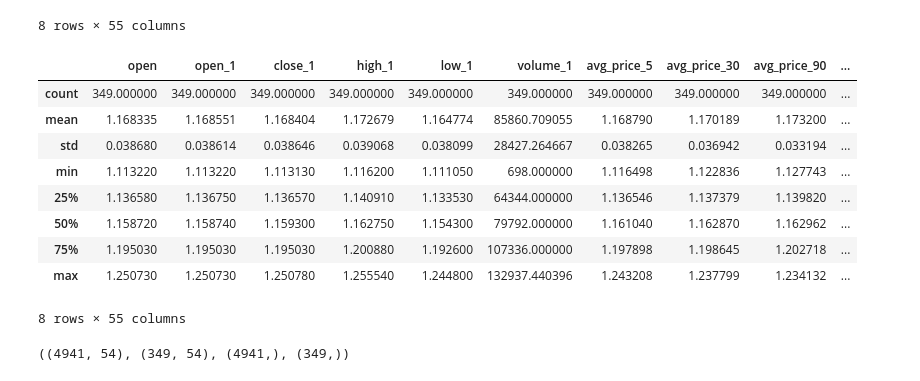
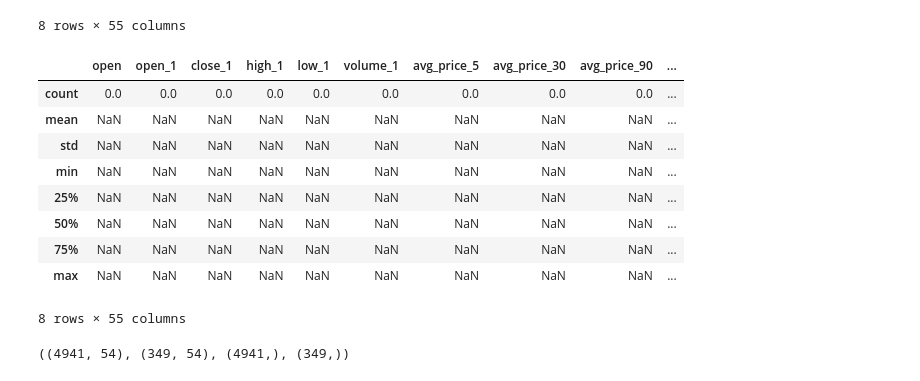
Before and after one commit to rezaeim/prediction, a Jupyter notebook: eurusd.ipynb, the cells around one changed output. Drawn from its saved outputs; the diff is of its cells as text; code cells hidden in the pictures.

```diff
--- a/eurusd.ipynb
+++ b/eurusd.ipynb
@@ -257,20 +257,20 @@ data_train.describe()
 8 rows × 55 columns
 # %%
 #segregate data for validation
-start_test = datetime.datetime(2018, 1, 1, 0, 0)
-end_test = datetime.datetime(2019, 6, 7, 0, 0)
+start_test = datetime.datetime(2023, 1, 1, 0, 0)
+end_test = datetime.datetime(2023, 6, 7, 0, 0)
 data_test = data.loc[start_test:end_test]
 data_test.describe()
 # %% [output]
 |  | open | open_1 | close_1 | high_1 | low_1 | volume_1 | avg_price_5 | avg_price_30 | avg_price_90 | ... |
-| count | 349.000000 | 349.000000 | 349.000000 | 349.000000 | 349.000000 | 349.000000 | 349.000000 | 349.000000 | 349.000000 | ... |
-| mean | 1.168335 | 1.168551 | 1.168404 | 1.172679 | 1.164774 | 85860.709055 | 1.168790 | 1.170189 | 1.173200 | ... |
-| std | 0.038680 | 0.038614 | 0.038646 | 0.039068 | 0.038099 | 28427.264667 | 0.038265 | 0.036942 | 0.033194 | ... |
-| min | 1.113220 | 1.113220 | 1.113130 | 1.116200 | 1.111050 | 698.000000 | 1.116498 | 1.122836 | 1.127743 | ... |
-| 25% | 1.136580 | 1.136750 | 1.136570 | 1.140910 | 1.133530 | 64344.000000 | 1.136546 | 1.137379 | 1.139820 | ... |
-| 50% | 1.158720 | 1.158740 | 1.159300 | 1.162750 | 1.154300 | 79792.000000 | 1.161040 | 1.162870 | 1.162962 | ... |
-| 75% | 1.195030 | 1.195030 | 1.195030 | 1.200880 | 1.192600 | 107336.000000 | 1.197898 | 1.198645 | 1.202718 | ... |
-| max | 1.250730 | 1.250730 | 1.250780 | 1.255540 | 1.244800 | 132937.440396 | 1.243208 | 1.237799 | 1.234132 | ... |
+| count | 0.0 | 0.0 | 0.0 | 0.0 | 0.0 | 0.0 | 0.0 | 0.0 | 0.0 | ... |
+| mean | NaN | NaN | NaN | NaN | NaN | NaN | NaN | NaN | NaN | ... |
+| std | NaN | NaN | NaN | NaN | NaN | NaN | NaN | NaN | NaN | ... |
+| min | NaN | NaN | NaN | NaN | NaN | NaN | NaN | NaN | NaN | ... |
+| 25% | NaN | NaN | NaN | NaN | NaN | NaN | NaN | NaN | NaN | ... |
+| 50% | NaN | NaN | NaN | NaN | NaN | NaN | NaN | NaN | NaN | ... |
+| 75% | NaN | NaN | NaN | NaN | NaN | NaN | NaN | NaN | NaN | ... |
+| max | NaN | NaN | NaN | NaN | NaN | NaN | NaN | NaN | NaN | ... |
 8 rows × 55 columns
 # %%
 X_train = data_train.drop('close', axis='columns')
```
Also changed, not shown: parts of 7 cells of this notebook.
